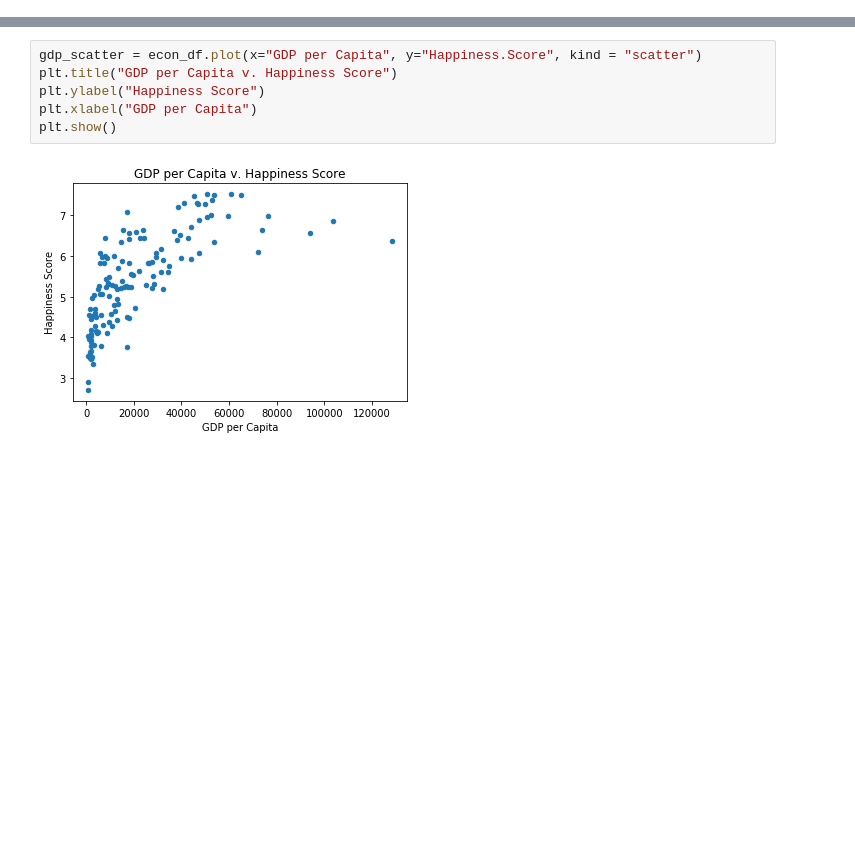
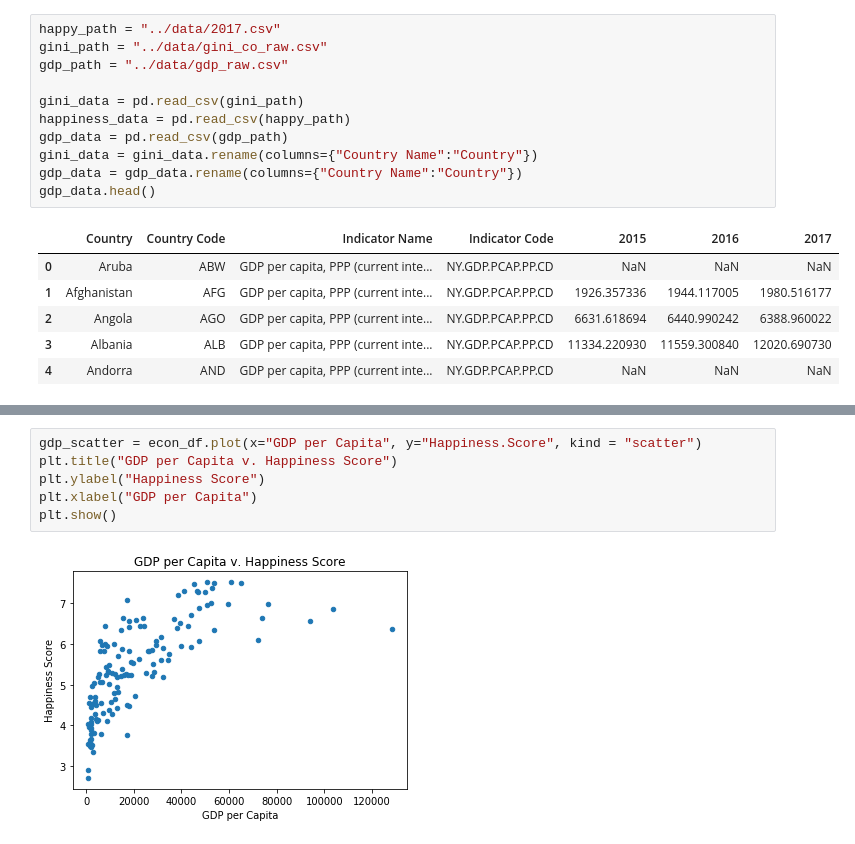
Before and after one commit to beaubatchelor/Health-Lookup-Linking, a Jupyter notebook: Code/Economic_Code.ipynb, the cells around one changed output, grey strips where cells are left out. Cells and saved outputs as stored; diff of their text form; blank space fills up the shorter version.

```diff
--- a/Code/Merged Visualization .ipynb
+++ b/Code/Economic_Code.ipynb
@@ -27,0 +7,18 @@ econ_df
+# %%
+happy_path = "../data/2017.csv"
+gini_path = "../data/gini_co_raw.csv"
+gdp_path = "../data/gdp_raw.csv"
+
+gini_data = pd.read_csv(gini_path)
+happiness_data = pd.read_csv(happy_path)
+gdp_data = pd.read_csv(gdp_path)
+gini_data = gini_data.rename(columns={"Country Name":"Country"})
+gdp_data = gdp_data.rename(columns={"Country Name":"Country"})
+gdp_data.head()
+# %% [output]
+|  | Country | Country Code | Indicator Name | Indicator Code | 2015 | 2016 | 2017 |
+| 0 | Aruba | ABW | GDP per capita, PPP (current inte... | NY.GDP.PCAP.PP.CD | NaN | NaN | NaN |
+| 1 | Afghanistan | AFG | GDP per capita, PPP (current inte... | NY.GDP.PCAP.PP.CD | 1926.357336 | 1944.117005 | 1980.516177 |
+| 2 | Angola | AGO | GDP per capita, PPP (current inte... | NY.GDP.PCAP.PP.CD | 6631.618694 | 6440.990242 | 6388.960022 |
+| 3 | Albania | ALB | GDP per capita, PPP (current inte... | NY.GDP.PCAP.PP.CD | 11334.220930 | 11559.300840 | 12020.690730 |
+| 4 | Andorra | AND | GDP per capita, PPP (current inte... | NY.GDP.PCAP.PP.CD | NaN | NaN | NaN |
```
Also changed, not shown: parts of 4 cells of this notebook, 1 other file.
